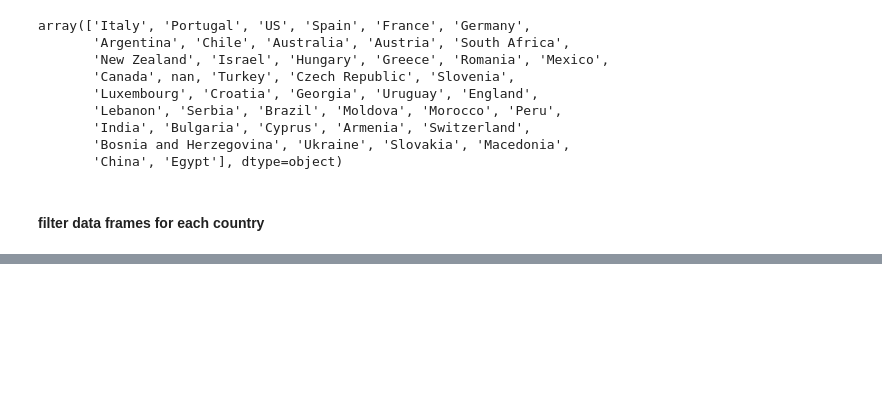
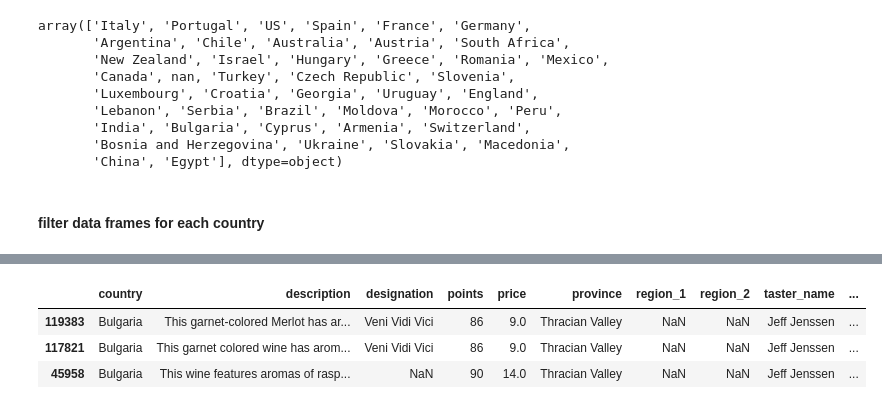
Before and after one commit to MerrybyPractice/data-playground, a Jupyter notebook: process_wines.ipynb, the cells around one changed output, grey strips where cells are left out. Drawn from its saved outputs; the diff is of its cells as text; code cells hidden in the pictures; blank space fills up the shorter version.

```diff
--- a/process_wines.ipynb
+++ b/process_wines.ipynb
@@ -172,0 +135,8 @@ us_df = wine_df[wine_df.country == 'US']
+# %%
+bulgaria_df = wine_df[wine_df.country == 'Bulgaria']
+bulgaria_df.sample(3)
+# %% [output]
+|  | country | description | designation | points | price | province | region_1 | region_2 | taster_name | ... |
+| 119383 | Bulgaria | This garnet-colored Merlot has ar... | Veni Vidi Vici | 86 | 9.0 | Thracian Valley | NaN | NaN | Jeff Jenssen | ... |
+| 117821 | Bulgaria | This garnet colored wine has arom... | Veni Vidi Vici | 86 | 9.0 | Thracian Valley | NaN | NaN | Jeff Jenssen | ... |
+| 45958 | Bulgaria | This wine features aromas of rasp... | NaN | 90 | 14.0 | Thracian Valley | NaN | NaN | Jeff Jenssen | ... |
```
Also changed, not shown: parts of 86 cells of this notebook, 4 other files.
